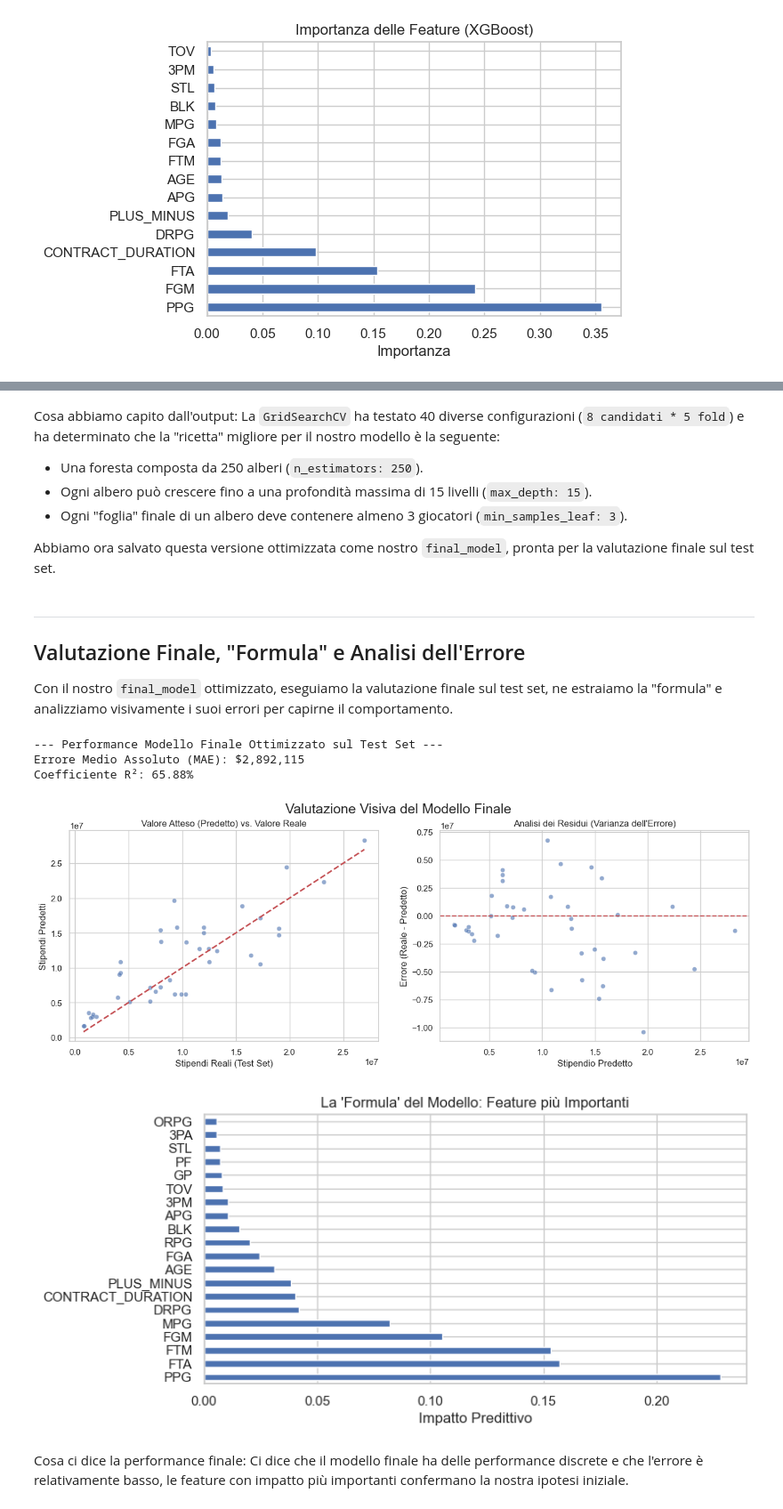
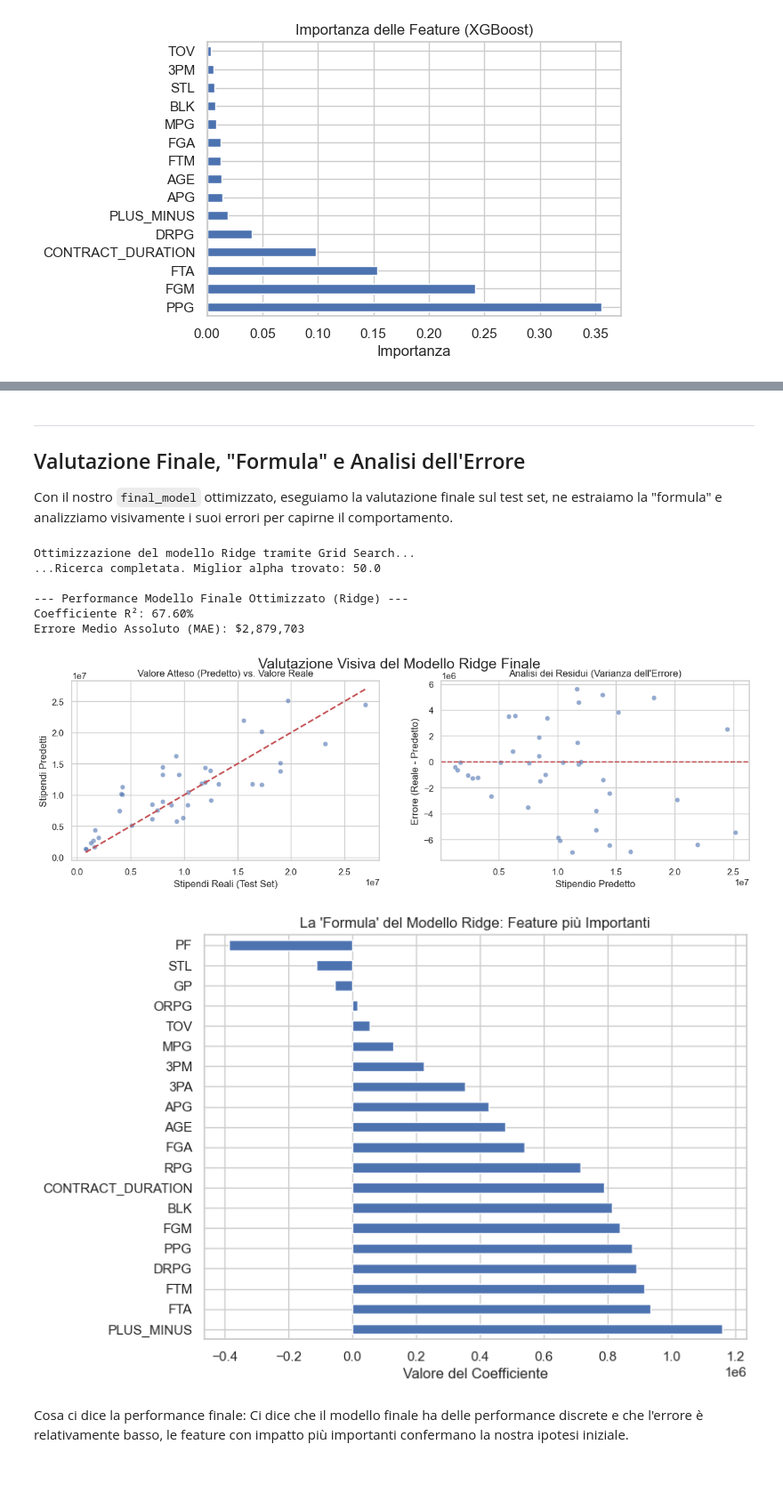
Before and after one commit to alessiobifulco/NBA-Salary-Prediction, a Jupyter notebook: notebook/project.ipynb, the cells around one changed output, grey strips where cells are left out. Shown at 89% size. Drawn from its saved outputs; the diff is of its cells as text; code cells hidden in the pictures; blank space fills up the shorter version.

Commit message:
update an already compiled version

```diff
--- a/notebook/project.ipynb
+++ b/notebook/project.ipynb
@@ -632,0 +749,17 @@ Notiamo che il Random Forest conferma l'importanza di `PPG` e `MPG`, ma dà anch
+# %%
+from sklearn.model_selection import GridSearchCV
+
+param_grid_rf = {
+    'model__n_estimators': [150, 250],
+    'model__max_depth': [15, 25],
+    'model__min_samples_leaf': [1, 3]
+}
+
+grid_search_rf = GridSearchCV(estimator=pipe_rf, param_grid=param_grid_rf, cv=5, scoring='r2', n_jobs=-1, verbose=1)
+
+print("Avvio Grid Search per ottimizzare il Random Forest...")
+grid_search_rf.fit(X_train, y_train)
+print("...Ricerca completata.")
+
+print(f"\nMigliori iperparametri trovati: {grid_search_rf.best_params_}")
+print(f"Miglior punteggio R² in cross-validation: {grid_search_rf.best_score_:.4f}")
@@ -787,55 +967,64 @@ Migliori iperparametri trovati: {'model__max_depth': 15, 'model__min_samples_lea
-# %% [markdown]
-Cosa abbiamo capito dall'output: La `GridSearchCV` ha testato 40 diverse configurazioni (`8 candidati * 5 fold`) e ha determinato che la "ricetta" migliore per il nostro modello è la seguente:
--   Una foresta composta da 250 alberi (`n_estimators: 250`).
--   Ogni albero può crescere fino a una profondità massima di 15 livelli (`max_depth: 15`).
--   Ogni "foglia" finale di un albero deve contenere almeno 3 giocatori (`min_samples_leaf: 3`).
-
-Abbiamo ora salvato questa versione ottimizzata come nostro `final_model`, pronta per la valutazione finale sul test set.
 # %% [markdown]
 ---
 ## Valutazione Finale, "Formula" e Analisi dell'Errore
 
 Con il nostro `final_model` ottimizzato, eseguiamo la valutazione finale sul test set, ne estraiamo la "formula" e analizziamo visivamente i suoi errori per capirne il comportamento.
 # %%
+from sklearn.model_selection import GridSearchCV
 from sklearn.metrics import mean_absolute_error, r2_score
+
+pipeline_to_tune = pipe_ridge
+param_grid = {
+    'model__alpha': [10.0, 50.0, 100.0, 200.0, 500.0, 1000.0]
+}
+
+print("Ottimizzazione del modello Ridge tramite Grid Search...")
+grid_search = GridSearchCV(estimator=pipeline_to_tune, param_grid=param_grid, cv=5, scoring='r2', n_jobs=-1)
+grid_search.fit(X_train, y_train)
+final_model = grid_search.best_estimator_
+print(f"...Ricerca completata. Miglior alpha trovato: {grid_search.best_params_['model__alpha']}")
 
 y_pred = final_model.predict(X_test)
 mae = mean_absolute_error(y_test, y_pred)
 r2 = r2_score(y_test, y_pred)
 
-print(f"--- Performance Modello Finale Ottimizzato sul Test Set ---")
+print(f"\n--- Performance Modello Finale Ottimizzato (Ridge) ---")
+print(f"Coefficiente R²: {r2:.2%}")
 print(f"Errore Medio Assoluto (MAE): ${mae:,.0f}")
-print(f"Coefficiente R²: {r2:.2%}")
 
-fig, axes = plt.subplots(1, 2, figsize=(16, 5))
-fig.suptitle('Valutazione Visiva del Modello Finale', fontsize=18)
+fig, axes = plt.subplots(1, 2, figsize=(15, 4))
+fig.suptitle('Valutazione Visiva del Modello Ridge Finale', fontsize=18)
 
 sns.scatterplot(x=y_test, y=y_pred, ax=axes[0], alpha=0.6)
 axes[0].plot([y_test.min(), y_test.max()], [y_test.min(), y_test.max()], '--r', linewidth=2)
 axes[0].set_title('Valore Atteso (Predetto) vs. Valore Reale')
 axes[0].set_xlabel('Stipendi Reali (Test Set)')
 axes[0].set_ylabel('Stipendi Predetti')
 
 residuals = y_test - y_pred
 sns.scatterplot(x=y_pred, y=residuals, ax=axes[1], alpha=0.6)
 axes[1].axhline(y=0, color='r', linestyle='--')
 axes[1].set_title('Analisi dei Residui (Varianza dell\'Errore)')
 axes[1].set_xlabel('Stipendio Predetto')
 axes[1].set_ylabel('Errore (Reale - Predetto)')
 plt.show()
 
-feature_impact = pd.Series(final_model.named_steps['model'].feature_importances_, index=X.columns).sort_values()
-plt.figure(figsize=(8, 4))
+
+feature_impact = pd.Series(final_model.named_steps['model'].coef_, index=X.columns).sort_values()
+plt.figure(figsize=(8, 6))
 feature_impact.nlargest(20).plot(kind='barh')
-plt.title("La 'Formula' del Modello: Feature più Importanti")
-plt.xlabel("Impatto Predittivo")
+plt.title("La 'Formula' del Modello Ridge: Feature più Importanti")
+plt.xlabel("Valore del Coefficiente")
 plt.show()
 # %% [output]
---- Performance Modello Finale Ottimizzato sul Test Set ---
-Errore Medio Assoluto (MAE): $2,892,115
-Coefficiente R²: 65.88%
+Ottimizzazione del modello Ridge tramite Grid Search...
+...Ricerca completata. Miglior alpha trovato: 50.0
+
+--- Performance Modello Finale Ottimizzato (Ridge) ---
+Coefficiente R²: 67.60%
+Errore Medio Assoluto (MAE): $2,879,703
-[figure, old version]
+[figure, new version]
-[figure, old version]
+[figure, new version]
 # %% [markdown]
 Cosa ci dice la performance finale: Ci dice che il modello finale ha delle performance discrete e che l'errore è relativamente basso, le feature con impatto più importanti confermano la nostra ipotesi iniziale.
 # %% [markdown]
```
Also changed, not shown: parts of 30 cells of this notebook.
